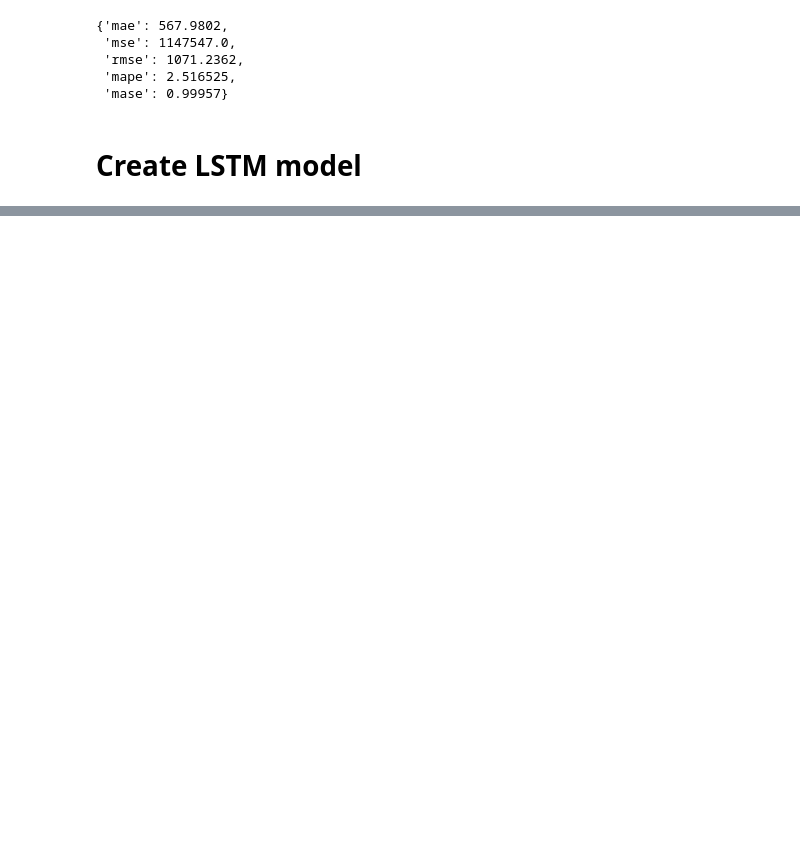
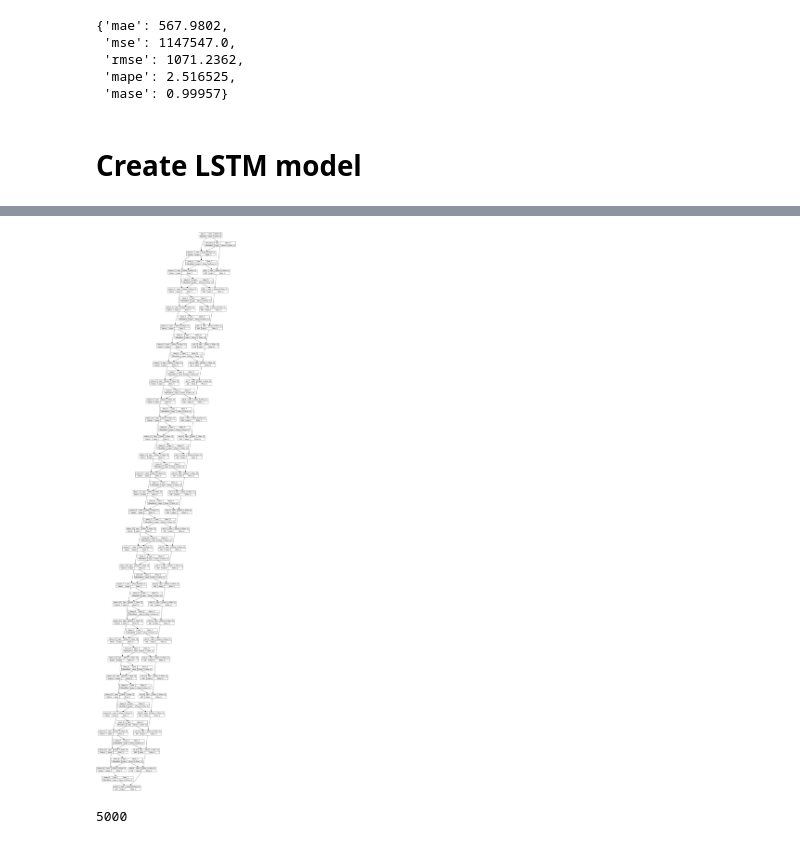
Before and after one commit to ryzhokhina/Tensorflow-Dev-Exam-Preparation, a Jupyter notebook: 10_timeseries_forecasting_univariate.ipynb, the cells around one changed output, grey strips where cells are left out. Drawn from its saved outputs; the diff is of its cells as text; code cells hidden in the pictures; blank space fills up the shorter version.

```diff
--- a/10_timeseries_forecasting_univariate.ipynb
+++ b/10_timeseries_forecasting_univariate.ipynb
@@ -1018,0 +1099,3 @@ plt.show()
+# %%
+WINDOW_SIZE = 7
+HORIZON = 1 # univariante time series
@@ -1018,0 +1206,35 @@ plt.show()
+# %%
+from pandas.core import resample
+tf.random.set_seed(42)
+
+inputs = tf.keras.layers.Input(shape=(INPUT_SIZE,))
+
+nbeatblock = NBeatsBlock(
+    input_size=INPUT_SIZE,
+    theta_size=THETA_SIZE,
+    horizon=HORIZON,
+    n_neurons=N_NEURONS,
+    n_layers=N_LAYERS,
+    name="initial_nbeats"
+)
+backcast, forecast = nbeatblock(inputs)
+residuals = tf.keras.layers.subtract([inputs, backcast])
+
+for i in range(N_STACKS-1):
+  nbeatblock = NBeatsBlock(
+      input_size=INPUT_SIZE,
+      theta_size=THETA_SIZE,
+      horizon=HORIZON,
+      n_neurons=N_NEURONS,
+      n_layers=N_LAYERS,
+      name=f"nbeats_{i+1}")
+
+  block_backcast, block_forecast = nbeatblock(residuals)
+
+  residuals = tf.keras.layers.Subtract()([residuals, block_backcast])
+  forecast = tf.keras.layers.Add()([forecast, block_forecast])
+
+
+resnet_model = tf.keras.Model(inputs=inputs, outputs=forecast)
+
+resnet_model.compile(loss="mae", optimizer=tf.keras.optimizers.Adam(0.001))
@@ -1018,0 +1261,8 @@ plt.show()
+# %%
+tf.keras.utils.plot_model(resnet_model, show_shapes=True)
+# %% [output]
+[figure, added]
+# %%
+N_EPOCHS
+# %% [output]
+5000
```
Also changed, not shown: parts of 77 cells of this notebook.
